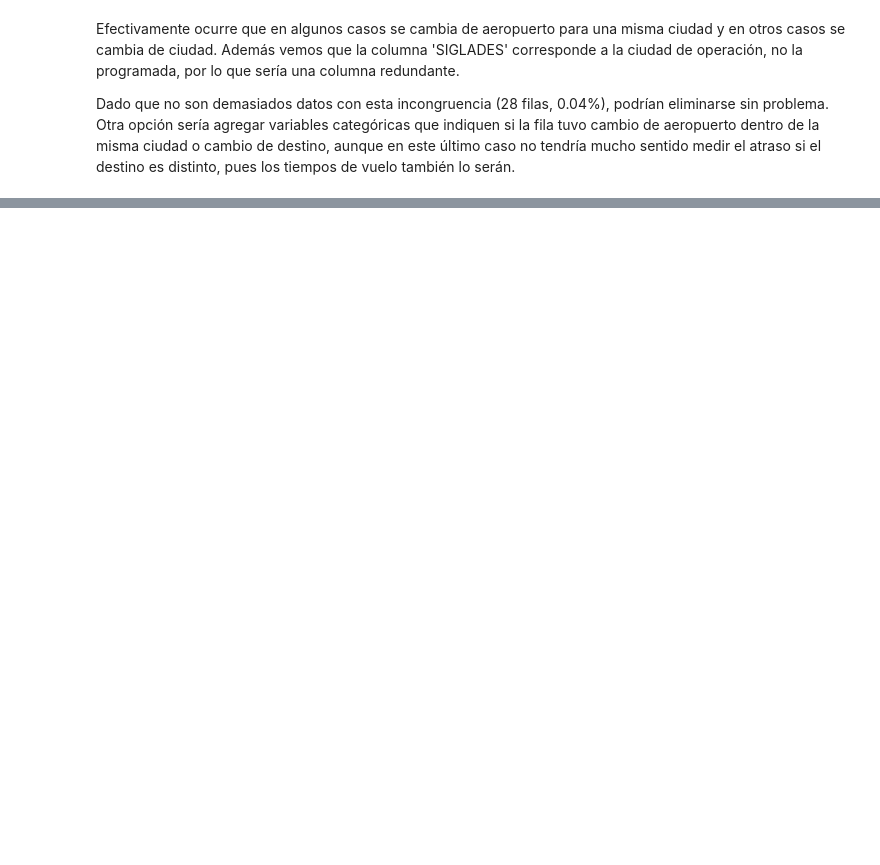
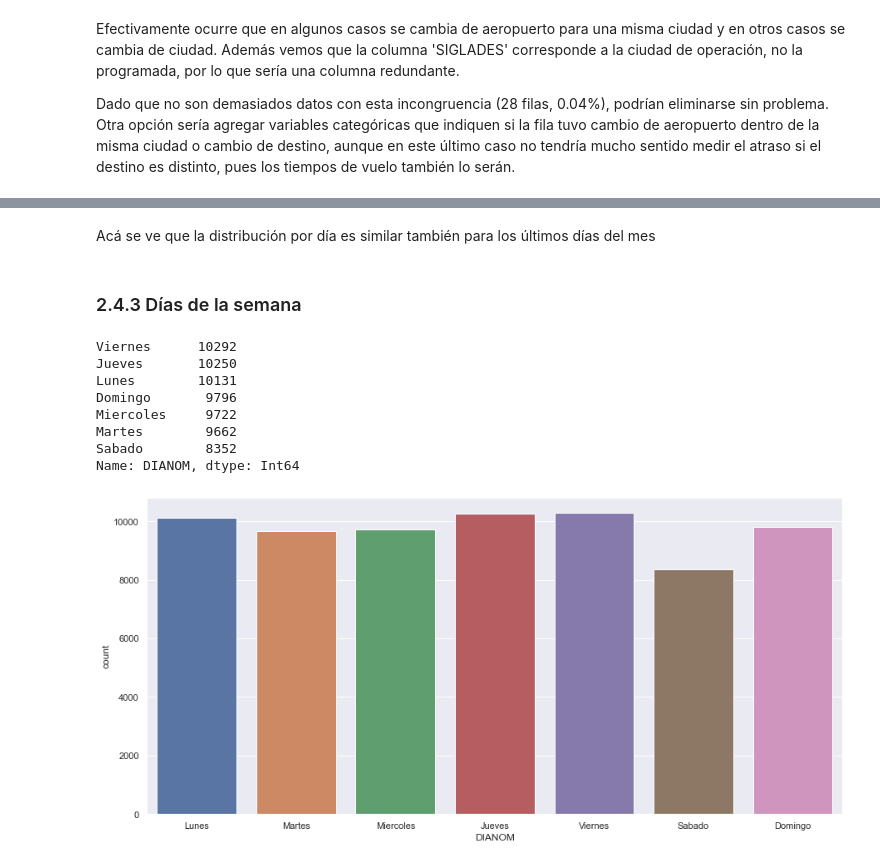
Before and after one commit to igonzalezperez/airline-challenge, a Jupyter notebook: solution.ipynb, the cells around one changed output, grey strips where cells are left out. Drawn from its saved outputs; the diff is of its cells as text; code cells hidden in the pictures; blank space fills up the shorter version.

```diff
--- a/solution.ipynb
+++ b/solution.ipynb
@@ -590,0 +681,19 @@ data.loc[data['OPERA'] == 'Austral', 'OPERA'] = 'Aerolíneas Argentinas'
+# %% [markdown]
+Acá se ve que la distribución por día es similar también para los últimos días del mes
+# %% [markdown]
+### 2.4.3 Días de la semana
+# %%
+print(data['DIANOM'].value_counts())
+fig, ax = plt.subplots(1, 1, figsize=(15, 7))
+_ = sns.countplot(data=data, x='DIANOM', ax=ax, order=['Lunes', 'Martes', 'Miercoles', 'Jueves', 'Viernes',
+                                                                      'Sabado', 'Domingo'])
+# %% [output]
+Viernes      10292
+Jueves       10250
+Lunes        10131
+Domingo       9796
+Miercoles     9722
+Martes        9662
+Sabado        8352
+Name: DIANOM, dtype: Int64
+[figure, added]
```
Also changed, not shown: parts of 70 cells of this notebook.
